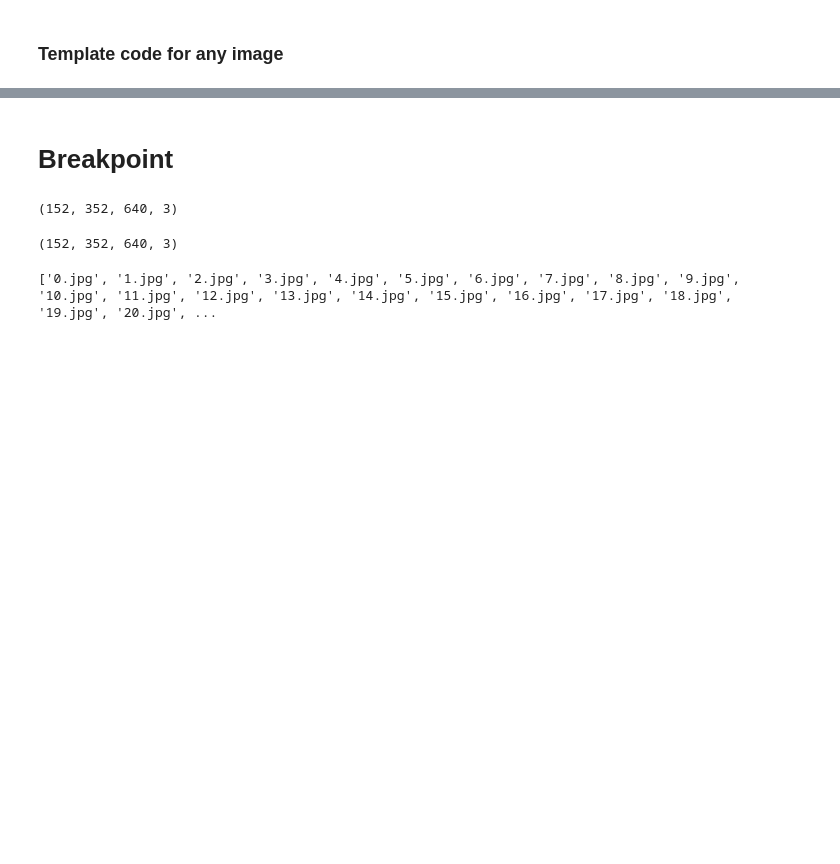
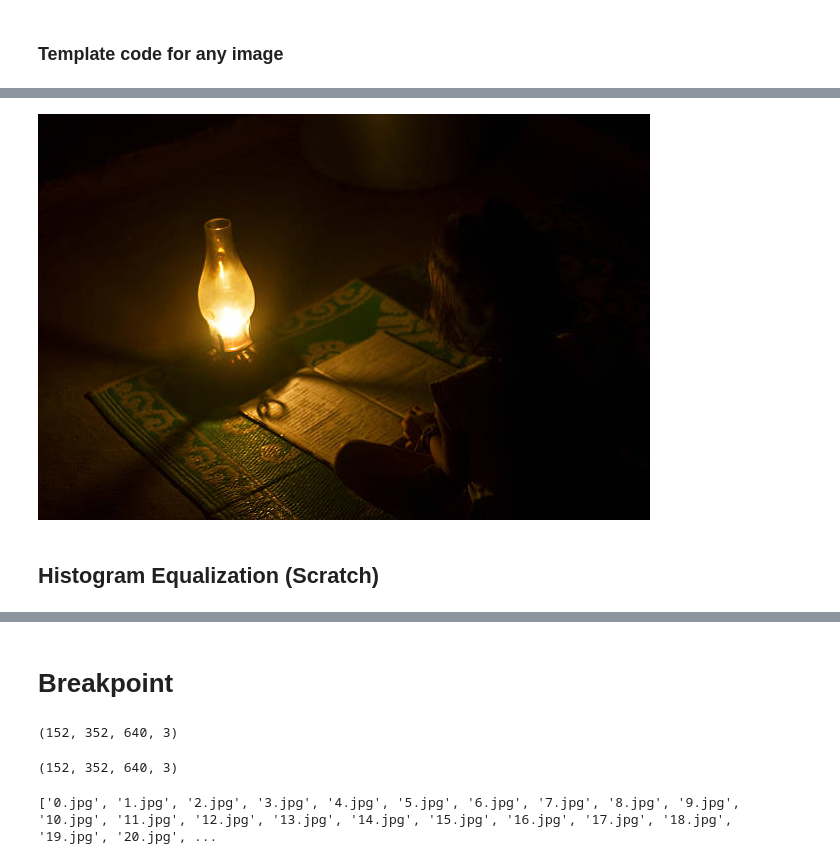
Before and after one commit to Computer-Vision-IIITH-2021/project-rc-squad, a Jupyter notebook: CV_PROJECT.ipynb, the cells around one changed output, grey strips where cells are left out. Cells and saved outputs as stored; diff of their text form; code cells hidden in the pictures; blank space fills up the shorter version.

```diff
--- a/CV_PROJECT.ipynb
+++ b/CV_PROJECT.ipynb
@@ -211,0 +207,6 @@ kernel initialized with dim:  (15, 15)
+# %%
+cv2_imshow(image)
+# %% [output]
+[figure, added]
+# %% [markdown]
+## Histogram Equalization (Scratch)
```
Also changed, not shown: parts of 13 cells of this notebook.
